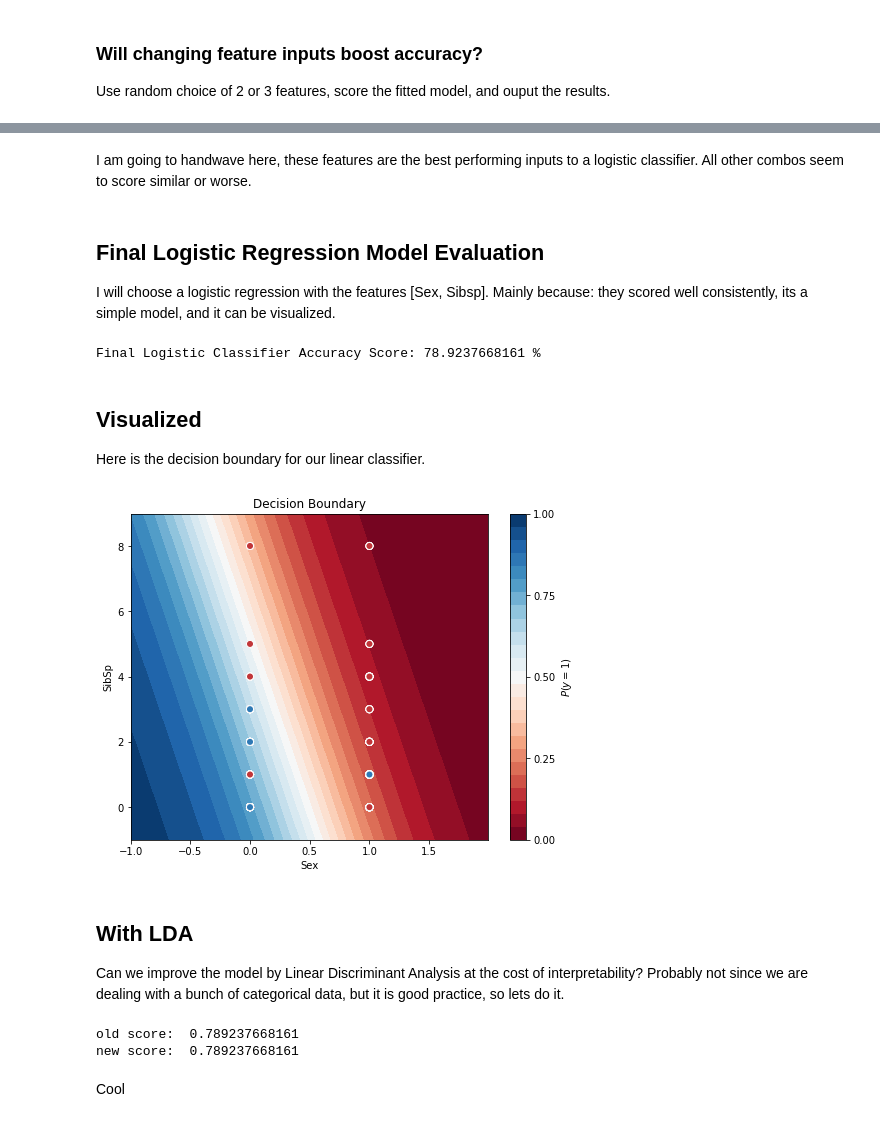
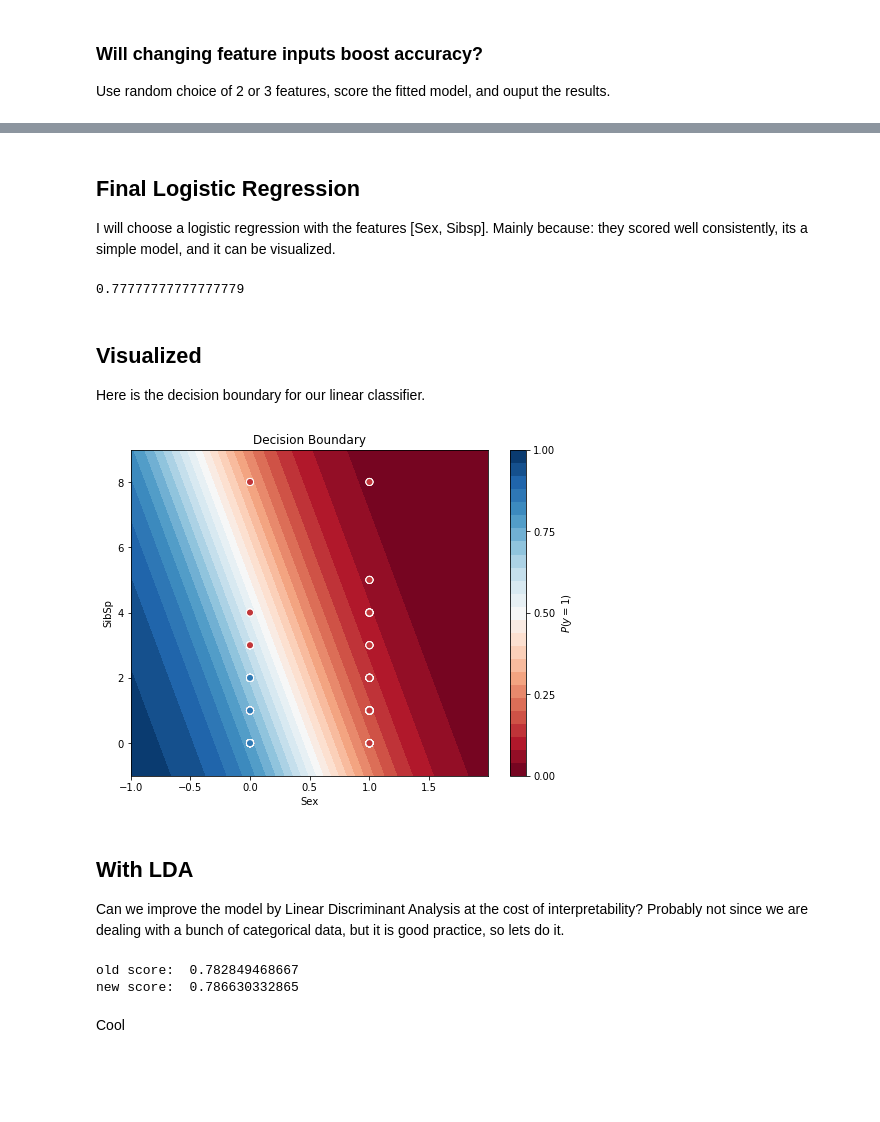
Before and after one commit to harrisonjansma/ML-Notes, a Jupyter notebook: Project Titanic/Titanic.ipynb, the cells around one changed output, grey strips where cells are left out. Cells and saved outputs as stored; diff of their text form; code cells hidden in the pictures; blank space fills up the shorter version.

```diff
--- a/Titanic/Titanic.ipynb
+++ b/Project Titanic/Titanic.ipynb
@@ -77,15 +77,15 @@ sns.distplot(df['Age'])
 ### Dump all the data into a logistic regression classifier
 # %%
 #Use all features in train test split
+from sklearn.model_selection import cross_val_score
 from sklearn.model_selection import train_test_split
-X = df.iloc[:,1:]
-y = df.iloc[:,0]
-X_train, X_test, y_train, y_test = train_test_split(X, y, stratify = y)
+X = titanic.iloc[:,1:]
+y = titanic.iloc[:,0]
+X, X_test, y, y_test = train_test_split(X, y, test_size = 0.1)
 
 #instantiate logistic regressor and fit to training data. Accuracy_score is testing measure.
 from sklearn.linear_model import LogisticRegression
 log  = LogisticRegression(random_state =0)
-log.fit(X_train, y_train)
-c= log.score(X_test, y_test)
-print('Logistic Regression Out of Sample Accuracy:',c)
+c= cross_val_score(log, X, y, cv = 10).mean()
+print('Logistic Regression Out of Sample Accuracy:', c*100, '%')
 # %% [output]
@@ -128,25 +158,22 @@ The heighest scoring 2 feature combo:  ['Sex' 'SibSp'] 0.7892376681614349
-# %% [markdown]
-I am going to handwave here, these features are the best performing inputs to a logistic classifier. All other combos seem to score similar or worse.
 # %% [markdown]
-## Final Logistic Regression Model Evaluation
+## Final Logistic Regression
 
 I will choose a logistic regression with the features [Sex, Sibsp]. Mainly because: they scored well consistently, its a simple model, and it can be visualized.
 # %%
 logistic_classifier = LogisticRegression()
-logistic_classifier.fit(X_train.iloc[:,[0,2]], y_train)
-c = logistic_classifier.score(X_test.iloc[:,[0,2]], y_test)
-print('Final Logistic Classifier Accuracy Score:', c*100, '%')
+logistic_classifier.fit(X.iloc[:,[1,3]],y)
+logistic_classifier.score(X_test.iloc[:,[1,3]], y_test)
 # %% [output]
-Final Logistic Classifier Accuracy Score: 78.9237668161 %
+0.77777777777777779
 # %% [markdown]
 ## Visualized
 Here is the decision boundary for our linear classifier.
 # %%
 os.chdir('C:\\Users\\Harrison\\Documents\\GitHub\\ML-Notes')
 from VisualFuncs import Visual_Logistic
-Visual_Logistic(X.iloc[:,[0,2]], y, logistic_classifier)
+Visual_Logistic(X.iloc[:,[1,3]], y, logistic_classifier)
 # %% [output]
-[figure, old version]
+[figure, new version]
 # %% [markdown]
 ## With LDA
 Can we improve the model by Linear Discriminant Analysis at the cost of interpretability?
@@ -155,19 +182,20 @@ Probably not since we are dealing with a bunch of categorical data, but it is go
 from sklearn.discriminant_analysis import LinearDiscriminantAnalysis
 
 lda = LinearDiscriminantAnalysis()
-lda.fit(X_train, y_train)
-X_train_lda = lda.transform(X_train)
-X_test_lda =  lda.transform(X_test)
+lda.fit(X, y)
+X_lda = lda.transform(X)
+
+
 
 l = LogisticRegression(random_state = 0)
-l.fit(X_train_lda, y_train)
-b = l.score(X_test_lda, y_test)
+
+b= cross_val_score(l, X_lda, y, cv = 10).mean()
 
 print('old score: ', c)
 print('new score: ', b)
 # %% [output]
-old score:  0.789237668161
-new score:  0.789237668161
+old score:  0.782849468667
+new score:  0.786630332865
 # %% [markdown]
 Cool
 # %% [markdown]
```
Also changed, not shown: parts of 7 cells of this notebook, 2 other files.
